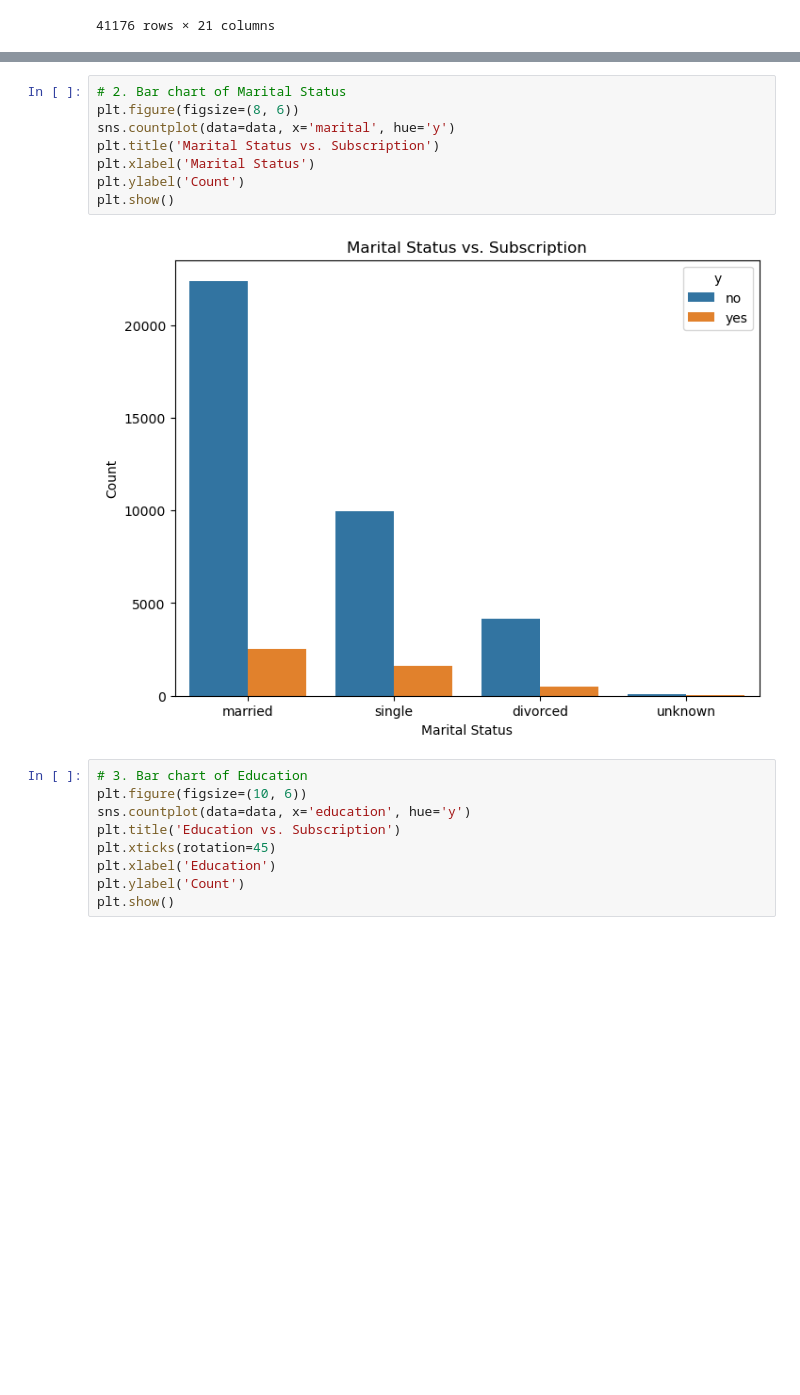
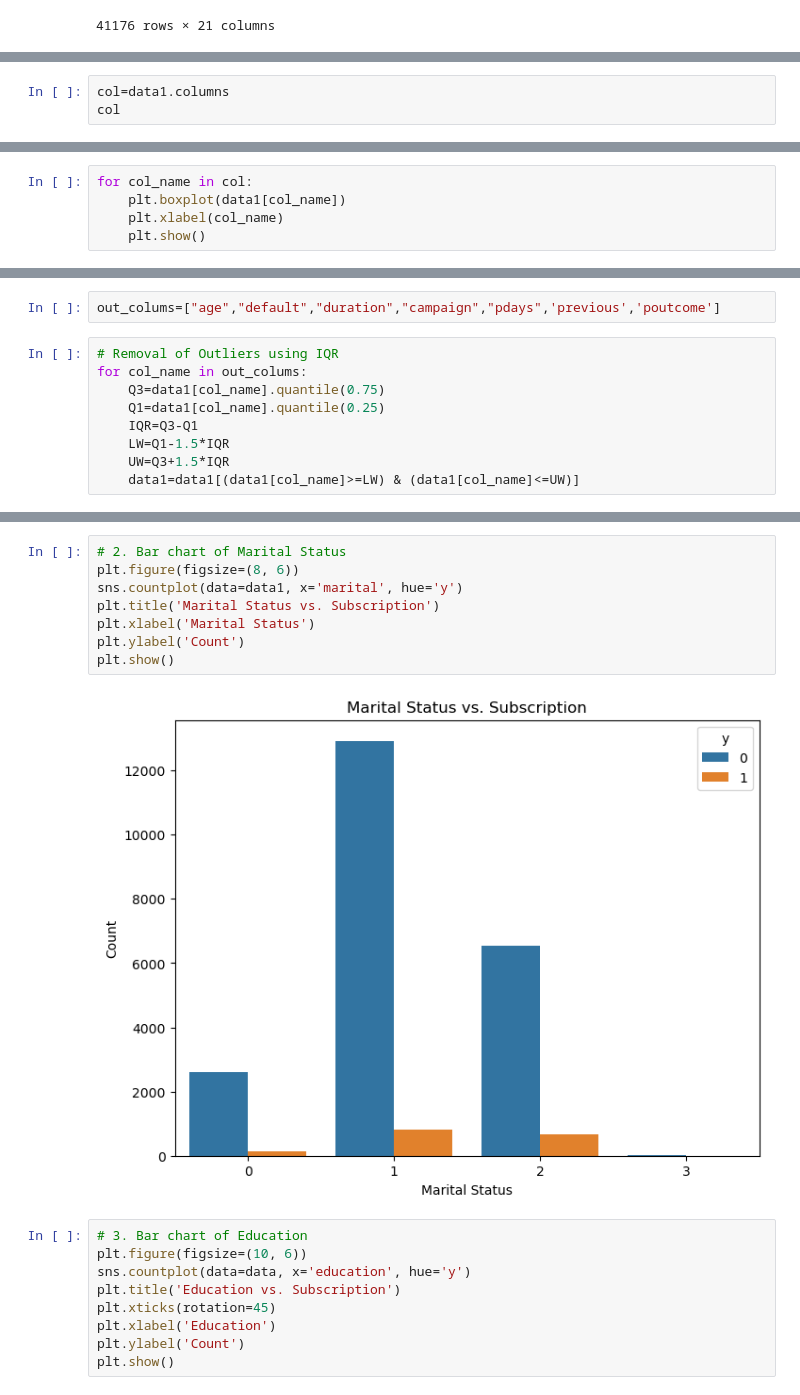
Before and after one commit to joginder121/Prodigy-Data-Science-internship-, a Jupyter notebook: Prodigy_DS_3.ipynb, the cells around one changed output, grey strips where cells are left out. Cells and saved outputs as stored; diff of their text form; blank space fills up the shorter version.

```diff
--- a/Prodigy_DS_3.ipynb
+++ b/Prodigy_DS_3.ipynb
@@ -133,0 +142,3 @@ data1
+# %%
+col=data1.columns
+col
@@ -133,0 +151,5 @@ data1
+# %%
+for col_name in col:
+    plt.boxplot(data1[col_name])
+    plt.xlabel(col_name)
+    plt.show()
@@ -133,0 +170,11 @@ data1
+# %%
+out_colums=["age","default","duration","campaign","pdays",'previous','poutcome']
+# %%
+# Removal of Outliers using IQR
+for col_name in out_colums:
+    Q3=data1[col_name].quantile(0.75)
+    Q1=data1[col_name].quantile(0.25)
+    IQR=Q3-Q1
+    LW=Q1-1.5*IQR
+    UW=Q3+1.5*IQR
+    data1=data1[(data1[col_name]>=LW) & (data1[col_name]<=UW)]
@@ -144,13 +226,13 @@ plt.show()
 # %%
 # 2. Bar chart of Marital Status
 plt.figure(figsize=(8, 6))
-sns.countplot(data=data, x='marital', hue='y')
+sns.countplot(data=data1, x='marital', hue='y')
 plt.title('Marital Status vs. Subscription')
 plt.xlabel('Marital Status')
 plt.ylabel('Count')
 plt.show()
 # %% [output]
-[figure, old version]
+[figure, new version]
 # %%
 # 3. Bar chart of Education
 plt.figure(figsize=(10, 6))
```
Also changed, not shown: parts of 6 cells of this notebook.
